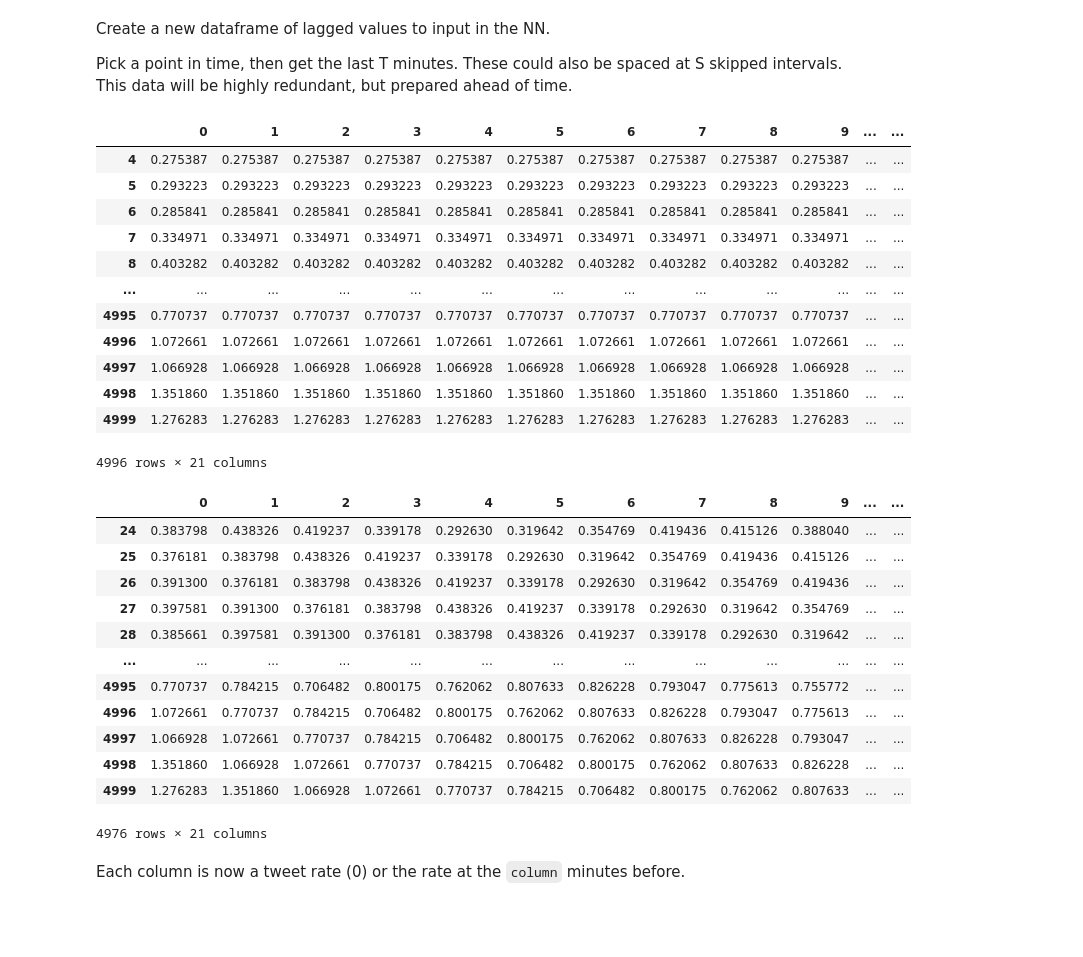
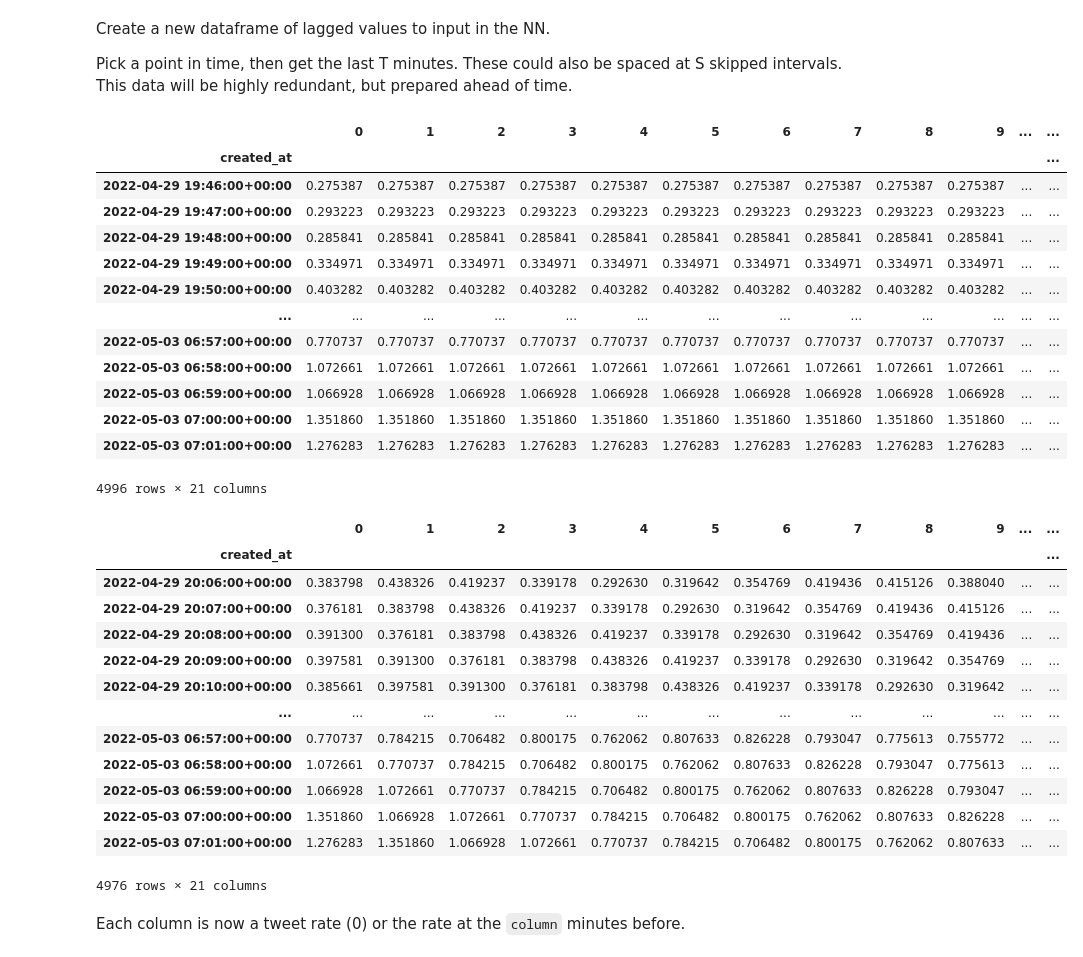
Before and after one commit to dtersegno/capstone, a Jupyter notebook: model/2_simple_nn.ipynb, the cells around one changed output. Saved outputs shown, nothing was run; the diff lists cells and outputs as text; code cells hidden in the pictures; blank space fills up the shorter version.

```diff
--- a/model/2_simple_nn.ipynb
+++ b/model/2_simple_nn.ipynb
@@ -48,27 +50,29 @@ Pick a point in time, then get the last T minutes. These could also be spaced at
 # %%
 # for each entry in tweet_rate_60,
 
 # create a row in a dataframe with that value and T previous values
 
 number_previous_values = 20  #20 minutes before
 
 tweet_rate_df = pd.DataFrame([rdf['tweet_rate_60'][:5000]]*(number_previous_values+1)).T
 tweet_rate_df.dropna(inplace = True)
 tweet_rate_df.columns = range(len(tweet_rate_df.columns))
+tweet_rate_df.index = rdf['created_at'][:4996]
 tweet_rate_df
 # %% [output]
 |  | 0 | 1 | 2 | 3 | 4 | 5 | 6 | 7 | 8 | 9 | ... | ... |
-| 4 | 0.275387 | 0.275387 | 0.275387 | 0.275387 | 0.275387 | 0.275387 | 0.275387 | 0.275387 | 0.275387 | 0.275387 | ... | ... |
-| 5 | 0.293223 | 0.293223 | 0.293223 | 0.293223 | 0.293223 | 0.293223 | 0.293223 | 0.293223 | 0.293223 | 0.293223 | ... | ... |
-| 6 | 0.285841 | 0.285841 | 0.285841 | 0.285841 | 0.285841 | 0.285841 | 0.285841 | 0.285841 | 0.285841 | 0.285841 | ... | ... |
-| 7 | 0.334971 | 0.334971 | 0.334971 | 0.334971 | 0.334971 | 0.334971 | 0.334971 | 0.334971 | 0.334971 | 0.334971 | ... | ... |
-| 8 | 0.403282 | 0.403282 | 0.403282 | 0.403282 | 0.403282 | 0.403282 | 0.403282 | 0.403282 | 0.403282 | 0.403282 | ... | ... |
+| created_at |  |  |  |  |  |  |  |  |  |  |  | ... |
+| 2022-04-29 19:46:00+00:00 | 0.275387 | 0.275387 | 0.275387 | 0.275387 | 0.275387 | 0.275387 | 0.275387 | 0.275387 | 0.275387 | 0.275387 | ... | ... |
+| 2022-04-29 19:47:00+00:00 | 0.293223 | 0.293223 | 0.293223 | 0.293223 | 0.293223 | 0.293223 | 0.293223 | 0.293223 | 0.293223 | 0.293223 | ... | ... |
+| 2022-04-29 19:48:00+00:00 | 0.285841 | 0.285841 | 0.285841 | 0.285841 | 0.285841 | 0.285841 | 0.285841 | 0.285841 | 0.285841 | 0.285841 | ... | ... |
+| 2022-04-29 19:49:00+00:00 | 0.334971 | 0.334971 | 0.334971 | 0.334971 | 0.334971 | 0.334971 | 0.334971 | 0.334971 | 0.334971 | 0.334971 | ... | ... |
+| 2022-04-29 19:50:00+00:00 | 0.403282 | 0.403282 | 0.403282 | 0.403282 | 0.403282 | 0.403282 | 0.403282 | 0.403282 | 0.403282 | 0.403282 | ... | ... |
 | ... | ... | ... | ... | ... | ... | ... | ... | ... | ... | ... | ... | ... |
-| 4995 | 0.770737 | 0.770737 | 0.770737 | 0.770737 | 0.770737 | 0.770737 | 0.770737 | 0.770737 | 0.770737 | 0.770737 | ... | ... |
-| 4996 | 1.072661 | 1.072661 | 1.072661 | 1.072661 | 1.072661 | 1.072661 | 1.072661 | 1.072661 | 1.072661 | 1.072661 | ... | ... |
-| 4997 | 1.066928 | 1.066928 | 1.066928 | 1.066928 | 1.066928 | 1.066928 | 1.066928 | 1.066928 | 1.066928 | 1.066928 | ... | ... |
-| 4998 | 1.351860 | 1.351860 | 1.351860 | 1.351860 | 1.351860 | 1.351860 | 1.351860 | 1.351860 | 1.351860 | 1.351860 | ... | ... |
-| 4999 | 1.276283 | 1.276283 | 1.276283 | 1.276283 | 1.276283 | 1.276283 | 1.276283 | 1.276283 | 1.276283 | 1.276283 | ... | ... |
+| 2022-05-03 06:57:00+00:00 | 0.770737 | 0.770737 | 0.770737 | 0.770737 | 0.770737 | 0.770737 | 0.770737 | 0.770737 | 0.770737 | 0.770737 | ... | ... |
+| 2022-05-03 06:58:00+00:00 | 1.072661 | 1.072661 | 1.072661 | 1.072661 | 1.072661 | 1.072661 | 1.072661 | 1.072661 | 1.072661 | 1.072661 | ... | ... |
+| 2022-05-03 06:59:00+00:00 | 1.066928 | 1.066928 | 1.066928 | 1.066928 | 1.066928 | 1.066928 | 1.066928 | 1.066928 | 1.066928 | 1.066928 | ... | ... |
+| 2022-05-03 07:00:00+00:00 | 1.351860 | 1.351860 | 1.351860 | 1.351860 | 1.351860 | 1.351860 | 1.351860 | 1.351860 | 1.351860 | 1.351860 | ... | ... |
+| 2022-05-03 07:01:00+00:00 | 1.276283 | 1.276283 | 1.276283 | 1.276283 | 1.276283 | 1.276283 | 1.276283 | 1.276283 | 1.276283 | 1.276283 | ... | ... |
 4996 rows × 21 columns
 # %%
 #shift columns
@@ -78,17 +82,18 @@ tweet_rate_df.dropna(inplace = True)
 tweet_rate_df
 # %% [output]
 |  | 0 | 1 | 2 | 3 | 4 | 5 | 6 | 7 | 8 | 9 | ... | ... |
-| 24 | 0.383798 | 0.438326 | 0.419237 | 0.339178 | 0.292630 | 0.319642 | 0.354769 | 0.419436 | 0.415126 | 0.388040 | ... | ... |
-| 25 | 0.376181 | 0.383798 | 0.438326 | 0.419237 | 0.339178 | 0.292630 | 0.319642 | 0.354769 | 0.419436 | 0.415126 | ... | ... |
-| 26 | 0.391300 | 0.376181 | 0.383798 | 0.438326 | 0.419237 | 0.339178 | 0.292630 | 0.319642 | 0.354769 | 0.419436 | ... | ... |
-| 27 | 0.397581 | 0.391300 | 0.376181 | 0.383798 | 0.438326 | 0.419237 | 0.339178 | 0.292630 | 0.319642 | 0.354769 | ... | ... |
-| 28 | 0.385661 | 0.397581 | 0.391300 | 0.376181 | 0.383798 | 0.438326 | 0.419237 | 0.339178 | 0.292630 | 0.319642 | ... | ... |
+| created_at |  |  |  |  |  |  |  |  |  |  |  | ... |
+| 2022-04-29 20:06:00+00:00 | 0.383798 | 0.438326 | 0.419237 | 0.339178 | 0.292630 | 0.319642 | 0.354769 | 0.419436 | 0.415126 | 0.388040 | ... | ... |
+| 2022-04-29 20:07:00+00:00 | 0.376181 | 0.383798 | 0.438326 | 0.419237 | 0.339178 | 0.292630 | 0.319642 | 0.354769 | 0.419436 | 0.415126 | ... | ... |
+| 2022-04-29 20:08:00+00:00 | 0.391300 | 0.376181 | 0.383798 | 0.438326 | 0.419237 | 0.339178 | 0.292630 | 0.319642 | 0.354769 | 0.419436 | ... | ... |
+| 2022-04-29 20:09:00+00:00 | 0.397581 | 0.391300 | 0.376181 | 0.383798 | 0.438326 | 0.419237 | 0.339178 | 0.292630 | 0.319642 | 0.354769 | ... | ... |
+| 2022-04-29 20:10:00+00:00 | 0.385661 | 0.397581 | 0.391300 | 0.376181 | 0.383798 | 0.438326 | 0.419237 | 0.339178 | 0.292630 | 0.319642 | ... | ... |
 | ... | ... | ... | ... | ... | ... | ... | ... | ... | ... | ... | ... | ... |
-| 4995 | 0.770737 | 0.784215 | 0.706482 | 0.800175 | 0.762062 | 0.807633 | 0.826228 | 0.793047 | 0.775613 | 0.755772 | ... | ... |
-| 4996 | 1.072661 | 0.770737 | 0.784215 | 0.706482 | 0.800175 | 0.762062 | 0.807633 | 0.826228 | 0.793047 | 0.775613 | ... | ... |
-| 4997 | 1.066928 | 1.072661 | 0.770737 | 0.784215 | 0.706482 | 0.800175 | 0.762062 | 0.807633 | 0.826228 | 0.793047 | ... | ... |
-| 4998 | 1.351860 | 1.066928 | 1.072661 | 0.770737 | 0.784215 | 0.706482 | 0.800175 | 0.762062 | 0.807633 | 0.826228 | ... | ... |
-| 4999 | 1.276283 | 1.351860 | 1.066928 | 1.072661 | 0.770737 | 0.784215 | 0.706482 | 0.800175 | 0.762062 | 0.807633 | ... | ... |
+| 2022-05-03 06:57:00+00:00 | 0.770737 | 0.784215 | 0.706482 | 0.800175 | 0.762062 | 0.807633 | 0.826228 | 0.793047 | 0.775613 | 0.755772 | ... | ... |
+| 2022-05-03 06:58:00+00:00 | 1.072661 | 0.770737 | 0.784215 | 0.706482 | 0.800175 | 0.762062 | 0.807633 | 0.826228 | 0.793047 | 0.775613 | ... | ... |
+| 2022-05-03 06:59:00+00:00 | 1.066928 | 1.072661 | 0.770737 | 0.784215 | 0.706482 | 0.800175 | 0.762062 | 0.807633 | 0.826228 | 0.793047 | ... | ... |
+| 2022-05-03 07:00:00+00:00 | 1.351860 | 1.066928 | 1.072661 | 0.770737 | 0.784215 | 0.706482 | 0.800175 | 0.762062 | 0.807633 | 0.826228 | ... | ... |
+| 2022-05-03 07:01:00+00:00 | 1.276283 | 1.351860 | 1.066928 | 1.072661 | 0.770737 | 0.784215 | 0.706482 | 0.800175 | 0.762062 | 0.807633 | ... | ... |
 4976 rows × 21 columns
 # %% [markdown]
 Each column is now a tweet rate (0) or the rate at the `column` minutes before.
```
Also changed, not shown: parts of 17 cells of this notebook.
